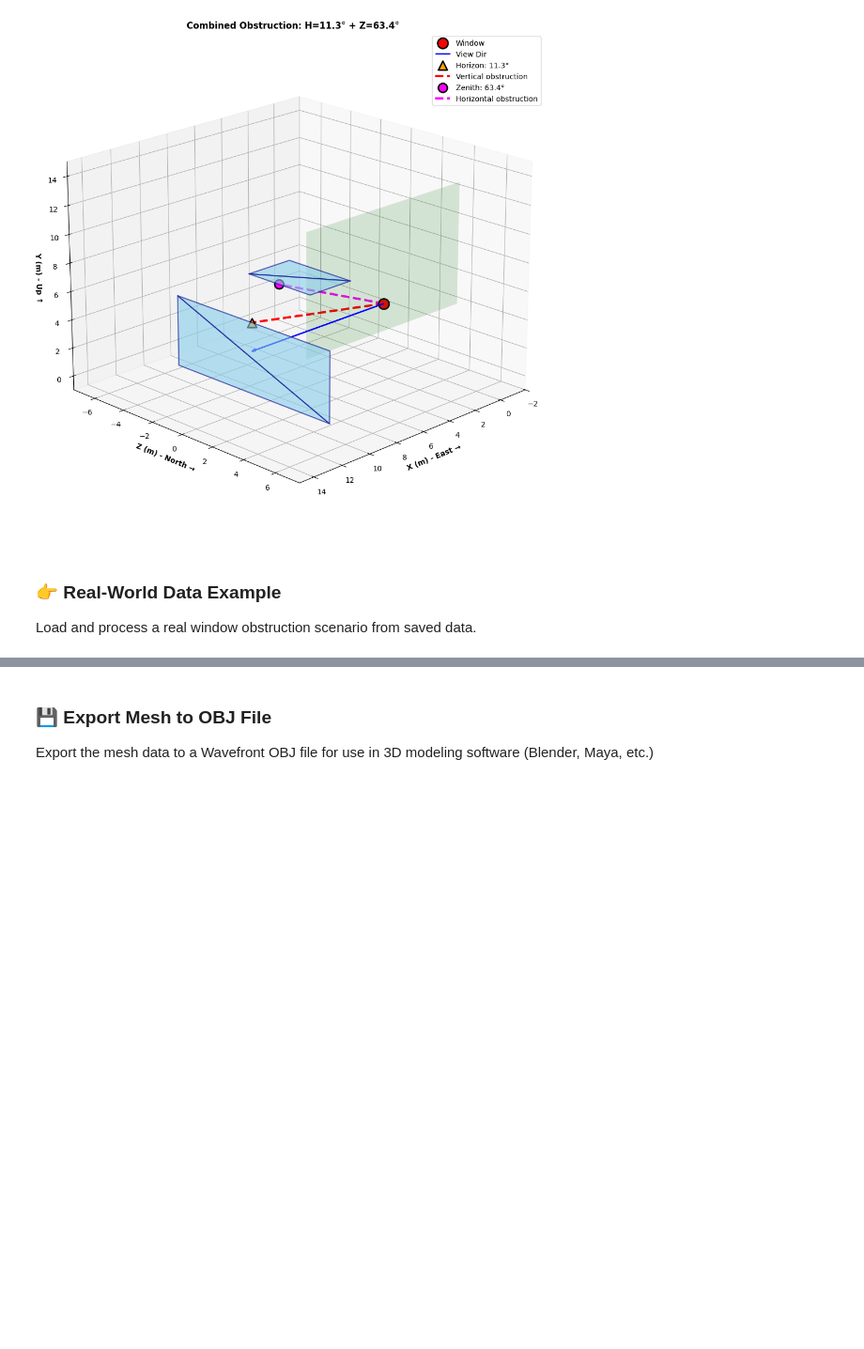
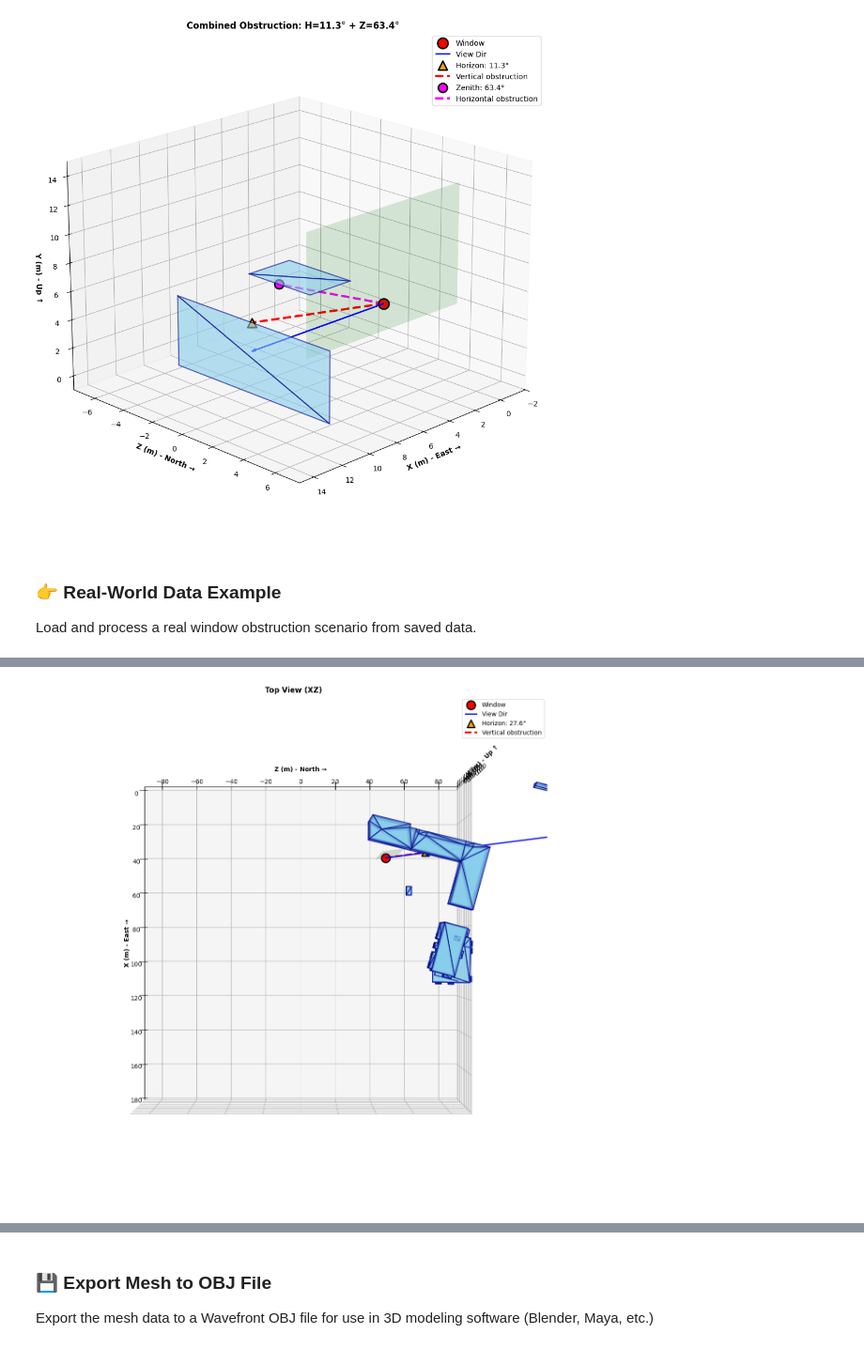
Before and after one commit to upskiller-xyz/server_obstruction, a Jupyter notebook: example/demo.ipynb, the cells around one changed output, grey strips where cells are left out. Shown at 94% size. Saved outputs shown, nothing was run; the diff lists cells and outputs as text; code cells hidden in the pictures; blank space fills up the shorter version.

```diff
--- a/example/demo.ipynb
+++ b/example/demo.ipynb
@@ -418,3 +293,32 @@ Skipping visualization - no obstruction found or calculation failed
+# %%
+h_data = corrected_result["data"]["horizon"]
+z_data = corrected_result["data"]["zenith"]
+fig = plt.figure(figsize=(18, 12))
+
+# Define different viewing angles (elevation, azimuth)
+views = [
+    (90, 0, "Top View (XZ)")
+]
+
+for idx, (elev, azim, title) in enumerate(views, 1):
+    ax = fig.add_subplot(1, 1, idx, projection='3d')
+
+    # Create visualizer for each subplot using direction_angle
+    # Note: corrected_data['rad_y'] = 0.0, which is the direction_angle
+    visualizer = CombinedObstructionVisualizer(
+        window_center=[corrected_data['x'], corrected_data['y'], corrected_data['z']],
+        direction_angle=corrected_data['direction_angle'],  # rad_y=0.0 (facing +X)
+        mesh_vertices=corrected_data['mesh'][:3000]
+    )
+
+    visualizer.visualize(ax, h_data, z_data)
+    ax.view_init(elev=elev, azim=azim)
+    ax.set_title(title, fontsize=12, fontweight='bold')
+
+plt.tight_layout()
+plt.show()
+# %% [output]
+[figure, added]
 # %%
 h_data = corrected_result["data"]["horizon"]
 z_data = corrected_result["data"]["zenith"]
```
Also changed, not shown: parts of 19 cells of this notebook, 8 other files.
